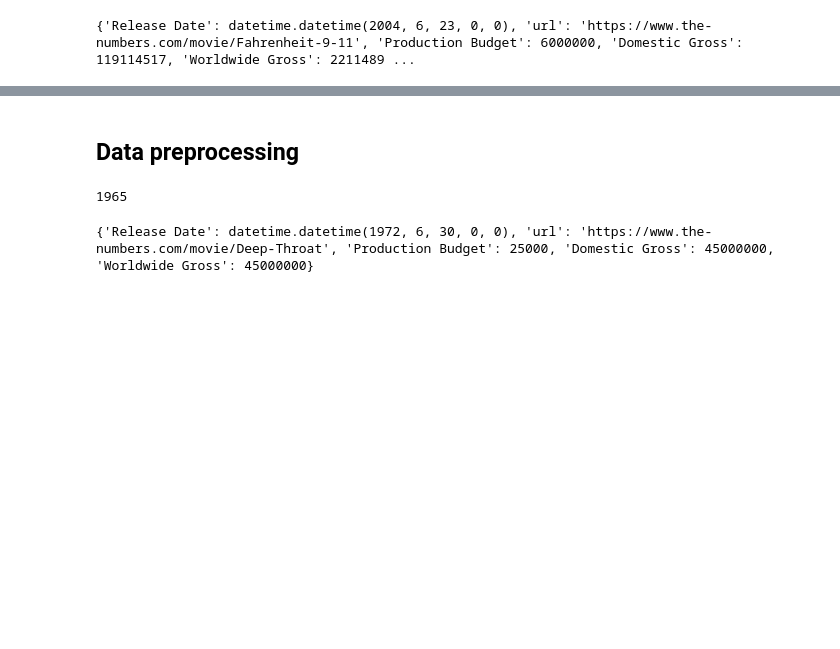
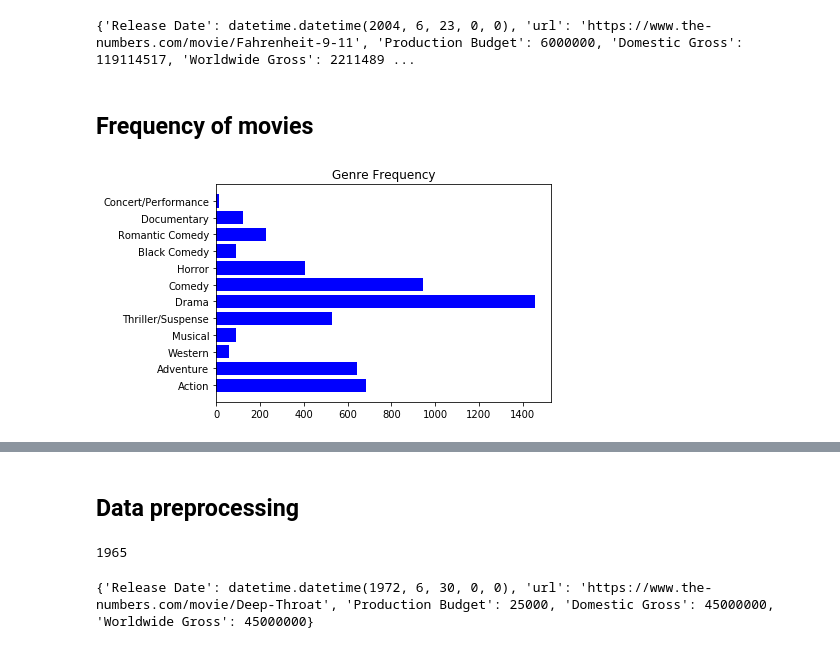
Before and after one commit to yuechaohou/PDS, a Jupyter notebook: feature_selection/Feature Selection.ipynb, the cells around one changed output, grey strips where cells are left out. Saved outputs shown, nothing was run; the diff lists cells and outputs as text; code cells hidden in the pictures; blank space fills up the shorter version.

Commit message:
add visualization

```diff
--- a/feature_selection/Feature Selection.ipynb
+++ b/feature_selection/Feature Selection.ipynb
@@ -25,3 +30,17 @@ with open('name_url.pkl','rb') as f:
 print(name_info['Fahrenheit 9/11(2004)'])
 # %% [output]
 {'Release Date': datetime.datetime(2004, 6, 23, 0, 0), 'url': 'https://www.the-numbers.com/movie/Fahrenheit-9-11', 'Production Budget': 6000000, 'Domestic Gross': 119114517, 'Worldwide Gross': 2211489 ...
+# %% [markdown]
+## Frequency of movies
+# %%
+with open('movie_categories.pkl','rb') as f:
+    cate_info=pickle.load(f)
+
+dic=cate_info['Genre']
+name_list =  list(dic.keys())
+num_list = [len(a) for a in dic.values()]
+plt.barh(range(len(num_list)), num_list,fc='b',tick_label=name_list)
+plt.title('Genre Frequency')
+plt.show()
+# %% [output]
+[figure, added]
```
Also changed, not shown: parts of 10 cells of this notebook.
